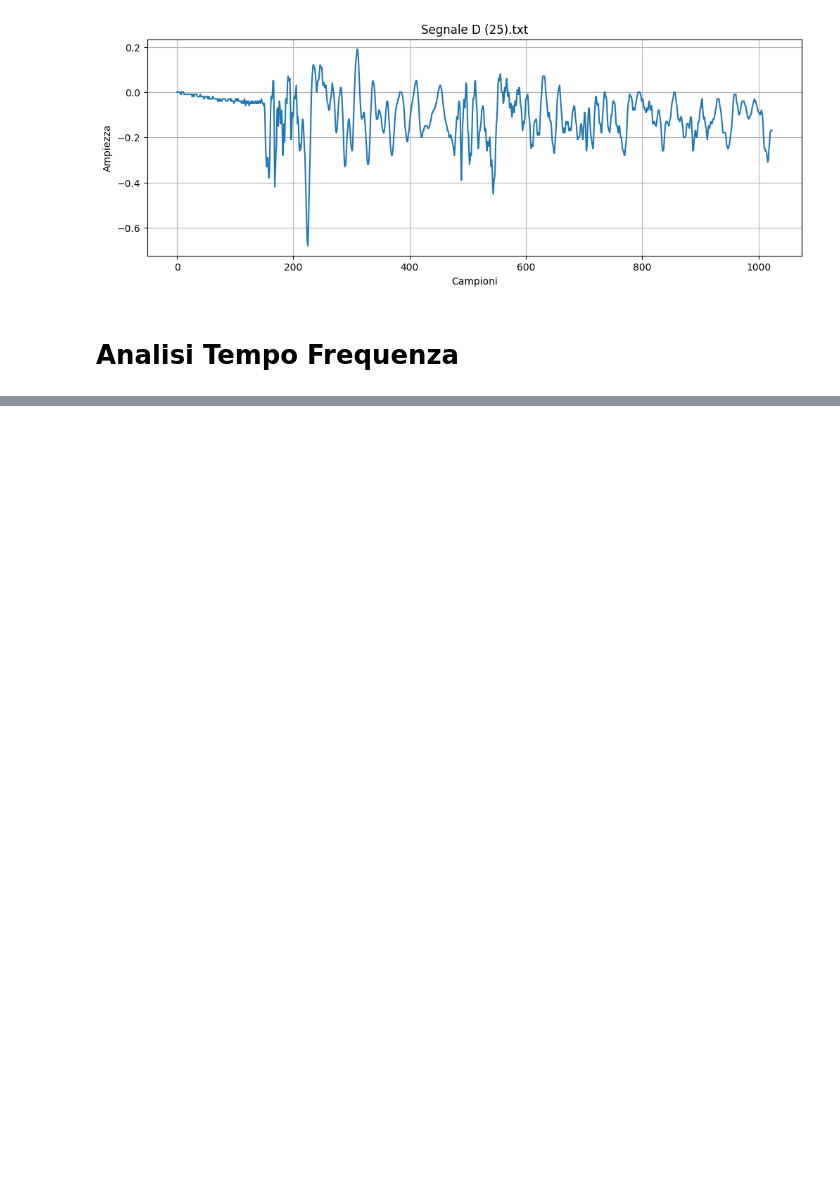
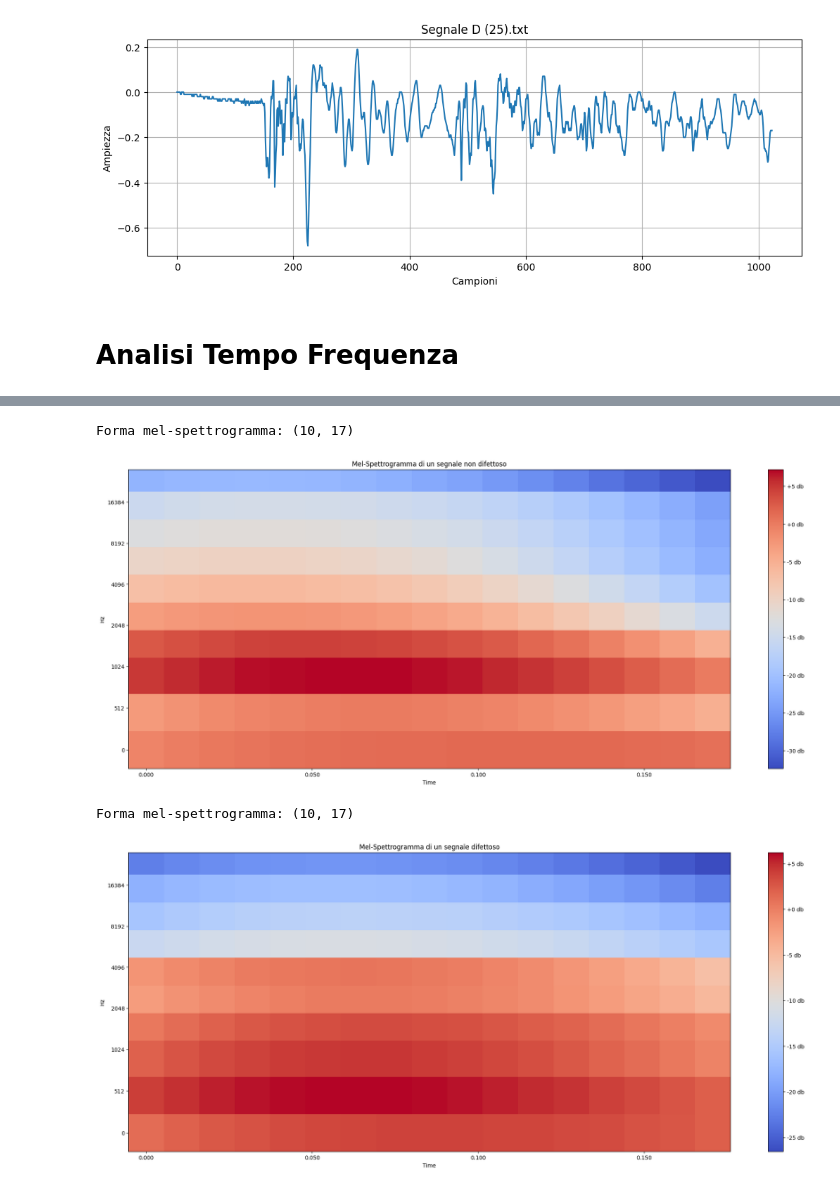
Before and after one commit to damdip/ClassificationOfTimeFrequencyDomainSignalWithNN, a Jupyter notebook: notebook/readTimeSignal.ipynb, the cells around one changed output, grey strips where cells are left out. Cells and saved outputs as stored; diff of their text form; code cells hidden in the pictures; blank space fills up the shorter version.

```diff
--- a/notebook/readTimeSignal.ipynb
+++ b/notebook/readTimeSignal.ipynb
@@ -145,12 +110,0 @@ Ora processiamo tutti i file del dataset e creiamo matrici 2D per ogni segnale
-# %%
-
-for i in range(1,1601):
-    fileName = getIndexesFromNumber(i)
-    letter = fileName.split()[0]
-    file_path = '../dataset/test_object_2_3mm/' + letter + '/' + fileName + '.txt'
-    print(file_path)
-    signal = getSignalFromFile(file_path)
-    spec_matrix = signal_to_spectrogram(signal)
-    output_dir = '../dataset/test_object_2_3mm_spectrograms/' + letter + '/'
-    os.makedirs(output_dir, exist_ok=True)
-    np.savetxt(output_dir + fileName + '.txt', spec_matrix)
@@ -178,0 +111,68 @@ Salviamo il dataset preprocessato per riutilizzarlo successivamente
+# %%
+import librosa
+import numpy as np
+import matplotlib.pyplot as plt
+
+def signal_to_mel_spectrogram(signal):
+    """
+    Converte un segnale temporale in mel-spettrogramma
+
+    Args:
+        signal: array 1D del segnale nel tempo
+        sr: sample rate (frequenza di campionamento)
+        n_fft: lunghezza della FFT window
+        hop_length: numero di campioni tra frame consecutivi
+        n_mels: numero di bande Mel
+        fmin: frequenza minima
+        fmax: frequenza massima (None = sr/2)
+
+    Returns:
+        mel_spectrogram: spettrogramma in scala Mel
+
+    """
+
+    mel_spec = librosa.feature.melspectrogram(
+        y=signal,
+        sr=48000,
+        n_fft=2048,
+        hop_length=64,
+        n_mels=10,
+    )
+    return mel_spec
+
+
+
+# Esempio d'uso
+# Converti in mel-spettrogramma
+mel_spec_no_defect = signal_to_mel_spectrogram(signal )
+
+print(f"Forma mel-spettrogramma: {mel_spec_no_defect.shape}")  # (n_mels, n_frames)
+
+
+log_mel_spec_no_defect = librosa.power_to_db(mel_spec_no_defect)
+
+plt.figure(figsize=(25, 10 ))
+librosa.display.specshow(log_mel_spec_no_defect,x_axis='time', y_axis='mel',sr=48000 )
+plt.colorbar(format='%+2.0f db')
+plt.title('Mel-Spettrogramma di un segnale non difettoso')
+plt.show()
+
+
+# Esempio d'uso
+# Converti in mel-spettrogramma
+mel_spec_defect = signal_to_mel_spectrogram(signalWithDefect)
+
+print(f"Forma mel-spettrogramma: {mel_spec_defect.shape}")  # (n_mels, n_frames)
+
+
+log_mel_spec_defect = librosa.power_to_db(mel_spec_defect)
+plt.figure(figsize=(25, 10 ))
+librosa.display.specshow(log_mel_spec_defect,x_axis='time', y_axis='mel',sr=48000 )
+plt.colorbar(format='%+2.0f db')
+plt.title('Mel-Spettrogramma di un segnale difettoso')
+plt.show()
+# %% [output]
+Forma mel-spettrogramma: (10, 17)
+[figure, added]
+Forma mel-spettrogramma: (10, 17)
+[figure, added]
```
Also changed, not shown: parts of 10 cells of this notebook, 1 other file.
